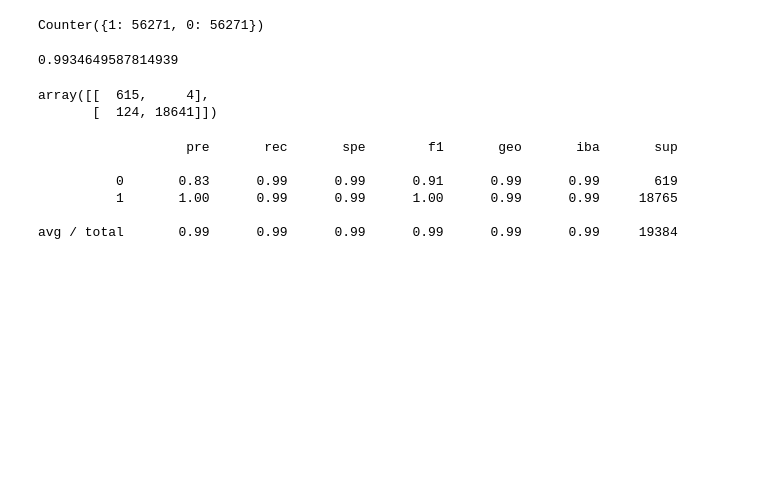
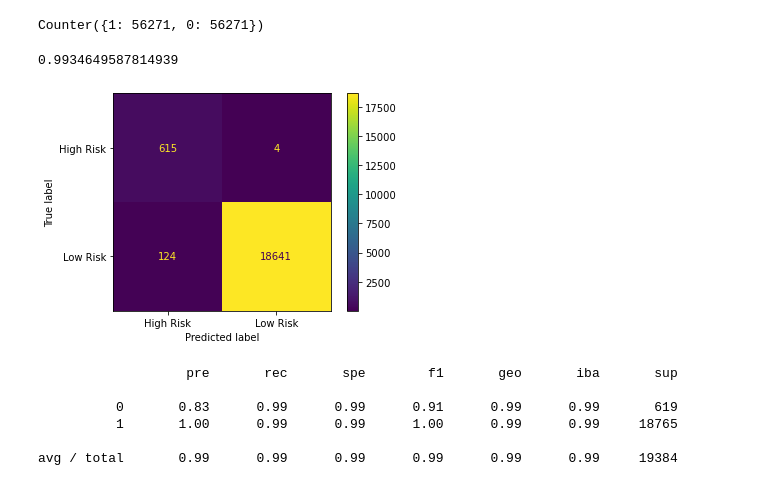
Before and after one commit to adamgulyas/credit-risk-evaluator, a Jupyter notebook: credit_risk_resampling.ipynb, the cells around one changed output. Saved outputs shown, nothing was run; the diff lists cells and outputs as text; code cells hidden in the pictures; blank space fills up the shorter version.

```diff
--- a/credit_risk_resampling.ipynb
+++ b/credit_risk_resampling.ipynb
@@ -67,9 +69,7 @@ dtype: int64
 # %%
 # Create X_train, X_test, y_train, y_test
-X_train_orig, X_test_orig, y_train, y_test = train_test_split(
-    X, y,
-    random_state=1,
-)
+X_train_unscaled, X_test_unscaled, y_train, y_test = train_test_split(
+    X, y, random_state=1)
 # %% [markdown]
 ## Data Pre-Processing
 
@@ -146,10 +148,9 @@ balanced_accuracy_score(y_test, y_pred_ros)
 0.9934649587814939
 # %%
 # Display the confusion matrix
-confusion_matrix(y_test, y_pred_ros)
+plot_confusion_matrix(y_test, y_pred_ros)
 # %% [output]
-array([[  615,     4],
-       [  124, 18641]])
+[figure, added]
 # %%
 # Print the imbalanced classification report
 print(classification_report_imbalanced(y_test, y_pred_ros))
```
Also changed, not shown: parts of 22 cells of this notebook, 2 other files.
